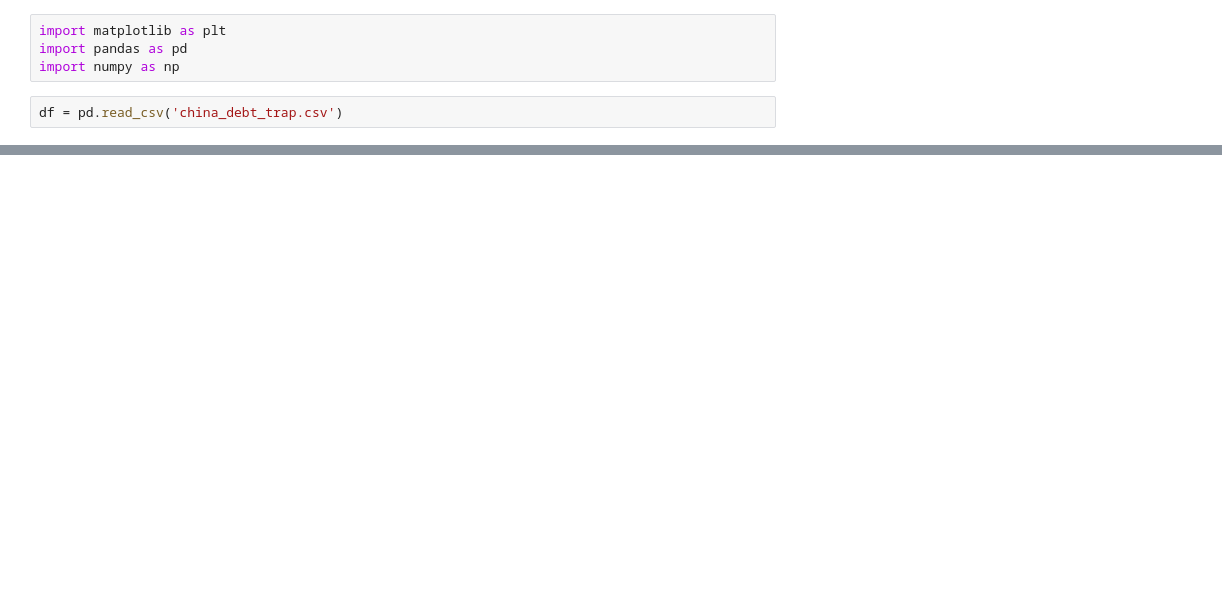
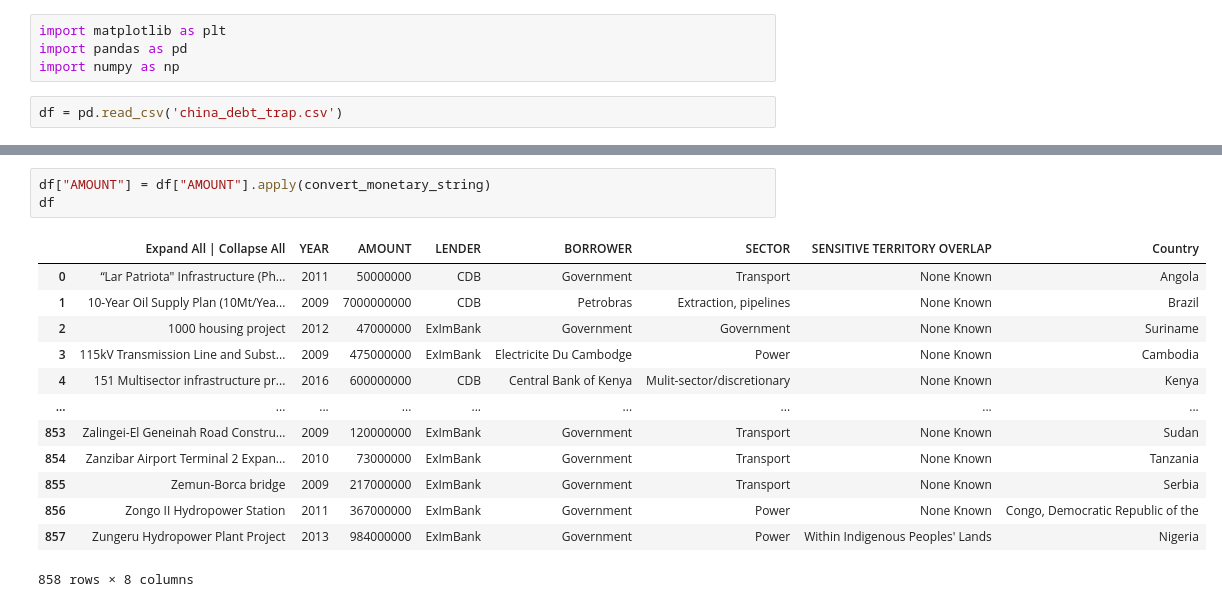
Before and after one commit to lnavneet331/debt, a Jupyter notebook: analysis.ipynb, the cells around one changed output, grey strips where cells are left out. Drawn from its saved outputs; the diff is of its cells as text; blank space fills up the shorter version.

```diff
--- a/analysis.ipynb
+++ b/analysis.ipynb
@@ -27,0 +130,17 @@ df = pd.read_csv('china_debt_trap.csv')
+# %%
+df["AMOUNT"] = df["AMOUNT"].apply(convert_monetary_string)
+df
+# %% [output]
+|  | Expand All | Collapse All | YEAR | AMOUNT | LENDER | BORROWER | SECTOR | SENSITIVE TERRITORY OVERLAP | Country |
+| 0 | “Lar Patriota" Infrastructure (Ph... | 2011 | 50000000 | CDB | Government | Transport | None Known | Angola |
+| 1 | 10-Year Oil Supply Plan (10Mt/Yea... | 2009 | 7000000000 | CDB | Petrobras | Extraction, pipelines | None Known | Brazil |
+| 2 | 1000 housing project | 2012 | 47000000 | ExImBank | Government | Government | None Known | Suriname |
+| 3 | 115kV Transmission Line and Subst... | 2009 | 475000000 | ExImBank | Electricite Du Cambodge | Power | None Known | Cambodia |
+| 4 | 151 Multisector infrastructure pr... | 2016 | 600000000 | CDB | Central Bank of Kenya | Mulit-sector/discretionary | None Known | Kenya |
+| ... | ... | ... | ... | ... | ... | ... | ... | ... |
+| 853 | Zalingei-El Geneinah Road Constru... | 2009 | 120000000 | ExImBank | Government | Transport | None Known | Sudan |
+| 854 | Zanzibar Airport Terminal 2 Expan... | 2010 | 73000000 | ExImBank | Government | Transport | None Known | Tanzania |
+| 855 | Zemun-Borca bridge | 2009 | 217000000 | ExImBank | Government | Transport | None Known | Serbia |
+| 856 | Zongo II Hydropower Station | 2011 | 367000000 | ExImBank | Government | Power | None Known | Congo, Democratic Republic of the |
+| 857 | Zungeru Hydropower Plant Project | 2013 | 984000000 | ExImBank | Government | Power | Within Indigenous Peoples' Lands | Nigeria |
+858 rows × 8 columns
```
Also changed, not shown: parts of 10 cells of this notebook.
